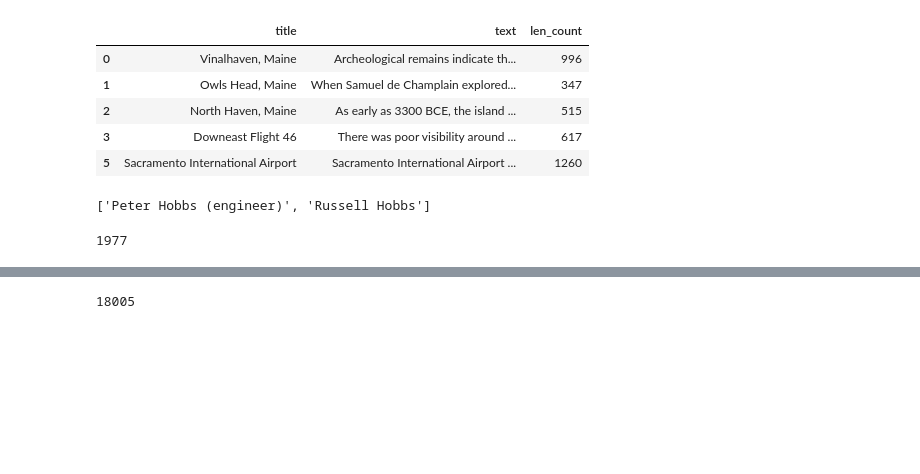
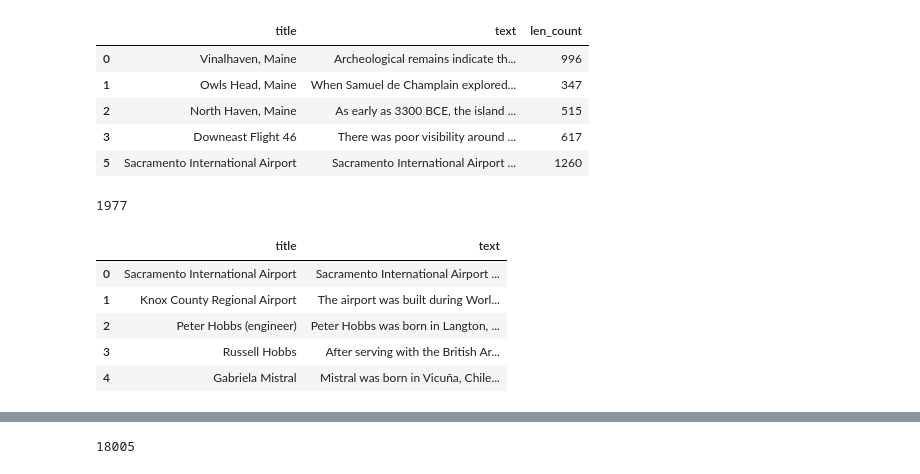
Before and after one commit to Athe-kunal/Mod-HyDE, a Jupyter notebook: finetune.ipynb, the cells around one changed output, grey strips where cells are left out. Cells and saved outputs as stored; diff of their text form; code cells hidden in the pictures; blank space fills up the shorter version.

Commit message:
add eikipedia data

```diff
--- a/finetune.ipynb
+++ b/finetune.ipynb
@@ -179,64 +165,6 @@ for t in question_there_idx[:1000]:
 
 final_df['title'] = all_titles
 final_df['text'] = all_texts
-# %%
-from langchain_community.document_loaders import WikipediaLoader
-import wikipediaapi
-import backoff
-import requests
-from tqdm import tqdm
-
-wikipedia_module = wikipediaapi.Wikipedia("HyDE-Project (athekunal@gmail.com)", "en")
-
-@backoff.on_exception(backoff.expo,requests.exceptions.Timeout,max_tries=5,max_time=30)
-def get_wikipedia(title):
-    page_py = wikipedia_module.page(title)
-    title_text = ""
-    for st in page_py.sections:
-        if st.title.lower() == 'references' or st.title.lower() == 'external links' or st.title == "References" or st.title =="External link":
-            continue
-        title_text += st.text + "\n"
-    return title_text
-
-from tqdm import tqdm
-import os
-import pandas as pd
-
-def is_file_empty(file_path):
-    return os.path.getsize(file_path) == 0
-
-if not os.path.exists(f"wikipedia_data_val.csv"):
-    df = pd.DataFrame(columns=["title","text"],index=None)
-    df.to_csv(f"wikipedia_data_val.csv",index=False,header=True)
-else:
-    df = pd.read_csv(f"wikipedia_data_val.csv",index_col=False)
-
-if not os.path.exists(f"done_wikipedia_val.txt"):
-    os.mknod(f"done_wikipedia_val.txt")
-for titles in question_there_idx[:1000]
-    for title in tqdm(titles):
-        # docs = WikipediaLoader(
-        #         query=title, load_max_docs=1, doc_content_chars_max=1
-        #     ).load()
-        # wikipedia_title = docs[0].metadata["title"]
-        if not is_file_empty(f"done_wikipedia_val.txt"):
-            with open(f"done_wikipedia_val.txt","r") as f:
-                done_titles = [x for x in f.read().splitlines()]
-            # print(done_pids)
-            if title in done_titles:
-                continue
-        title_text = get_wikipedia(title)
-        df_dict = {
-            "title":[title],
-            "text":[title_text]
-        }
-        df = pd.DataFrame(df_dict)
-
-        df.to_csv(f"wikipedia_data_val.csv", mode='a',index=False,header=False)
-        with open(f"done_wikipedia_val.txt", "a") as f:
-            f.write(f"{title}\n")
-# %% [output]
-['Peter Hobbs (engineer)', 'Russell Hobbs']
 # %%
 final_df.drop_duplicates(subset=['title'],inplace=True)
 
@@ -250,0 +176,13 @@ with open("mod_hyde/data/wikipedia.txt",'w') as f:
+# %%
+import pandas as pd
+
+final_df = pd.read_csv('Filtered_wikipedia.csv')
+# %%
+final_df.head()
+# %% [output]
+|  | title | text |
+| 0 | Sacramento International Airport | Sacramento International Airport ... |
+| 1 | Knox County Regional Airport | The airport was built during Worl... |
+| 2 | Peter Hobbs (engineer) | Peter Hobbs was born in Langton, ... |
+| 3 | Russell Hobbs | After serving with the British Ar... |
+| 4 | Gabriela Mistral | Mistral was born in Vicuña, Chile... |
```
Also changed, not shown: parts of 19 cells of this notebook, 5 other files.
